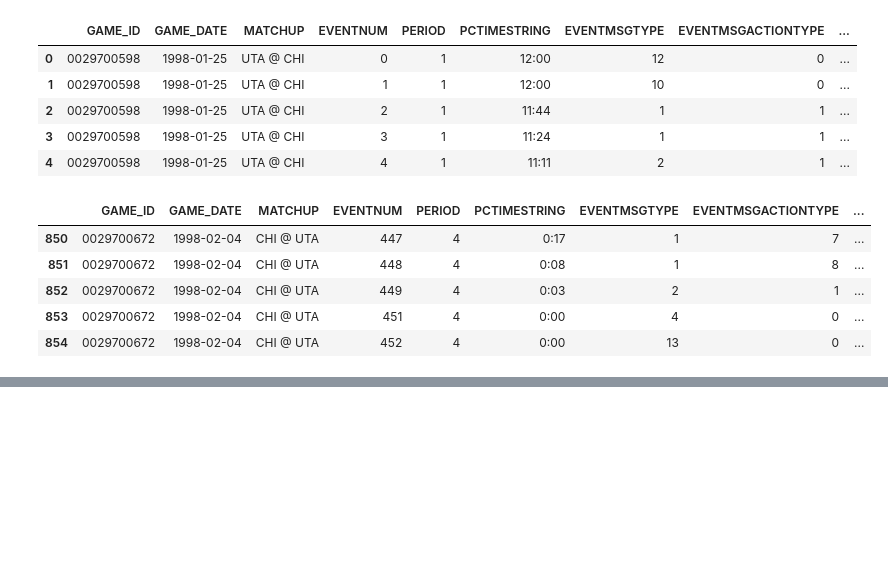
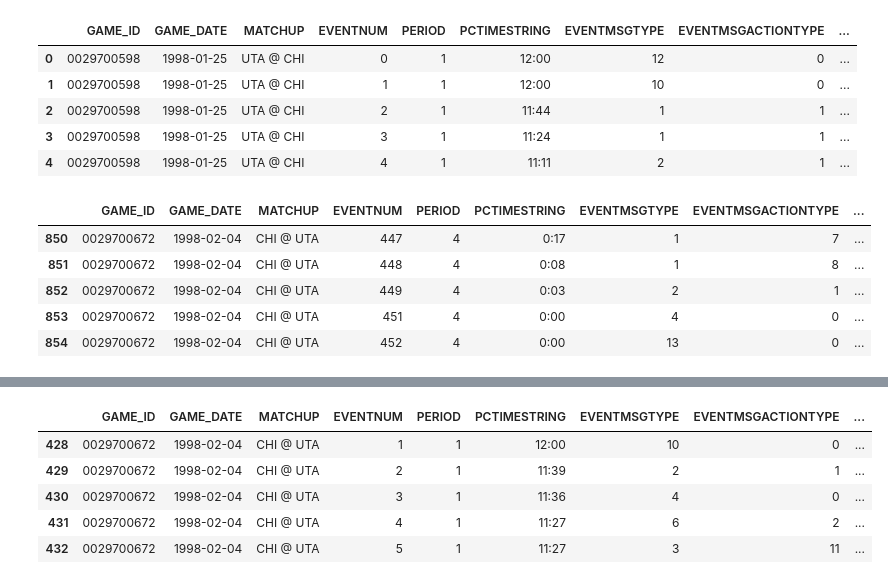
Before and after one commit to rhishabh723/analytics_scripts, a Jupyter notebook: NBA_Scripts/Factor of Clutch/Play by play Analysis.ipynb, the cells around one changed output, grey strips where cells are left out. Saved outputs shown, nothing was run; the diff lists cells and outputs as text; code cells hidden in the pictures; blank space fills up the shorter version.

```diff
--- a/NBA_Scripts/Factor of Clutch/Play by play Analysis.ipynb
+++ b/NBA_Scripts/Factor of Clutch/Play by play Analysis.ipynb
@@ -455,3 +455,13 @@ test.tail()
 | 844 | 0029700672 | 1998-02-04 | CHI @ UTA | 449 | 4 | 0:03 | 2 | 1 | ... |
 | 845 | 0029700672 | 1998-02-04 | CHI @ UTA | 451 | 4 | 0:00 | 4 | 0 | ... |
 | 846 | 0029700672 | 1998-02-04 | CHI @ UTA | 452 | 4 | 0:00 | 13 | 0 | ... |
+# %%
+trial=test[test["GAME_ID"]=="0029700672"]
+trial.head()
+# %% [output]
+|  | GAME_ID | GAME_DATE | MATCHUP | EVENTNUM | PERIOD | PCTIMESTRING | EVENTMSGTYPE | EVENTMSGACTIONTYPE | ... |
+| 428 | 0029700672 | 1998-02-04 | CHI @ UTA | 1 | 1 | 12:00 | 10 | 0 | ... |
+| 429 | 0029700672 | 1998-02-04 | CHI @ UTA | 2 | 1 | 11:39 | 2 | 1 | ... |
+| 430 | 0029700672 | 1998-02-04 | CHI @ UTA | 3 | 1 | 11:36 | 4 | 0 | ... |
+| 431 | 0029700672 | 1998-02-04 | CHI @ UTA | 4 | 1 | 11:27 | 6 | 2 | ... |
+| 432 | 0029700672 | 1998-02-04 | CHI @ UTA | 5 | 1 | 11:27 | 3 | 11 | ... |
```
Also changed, not shown: parts of 2 cells of this notebook, 6 other files.
